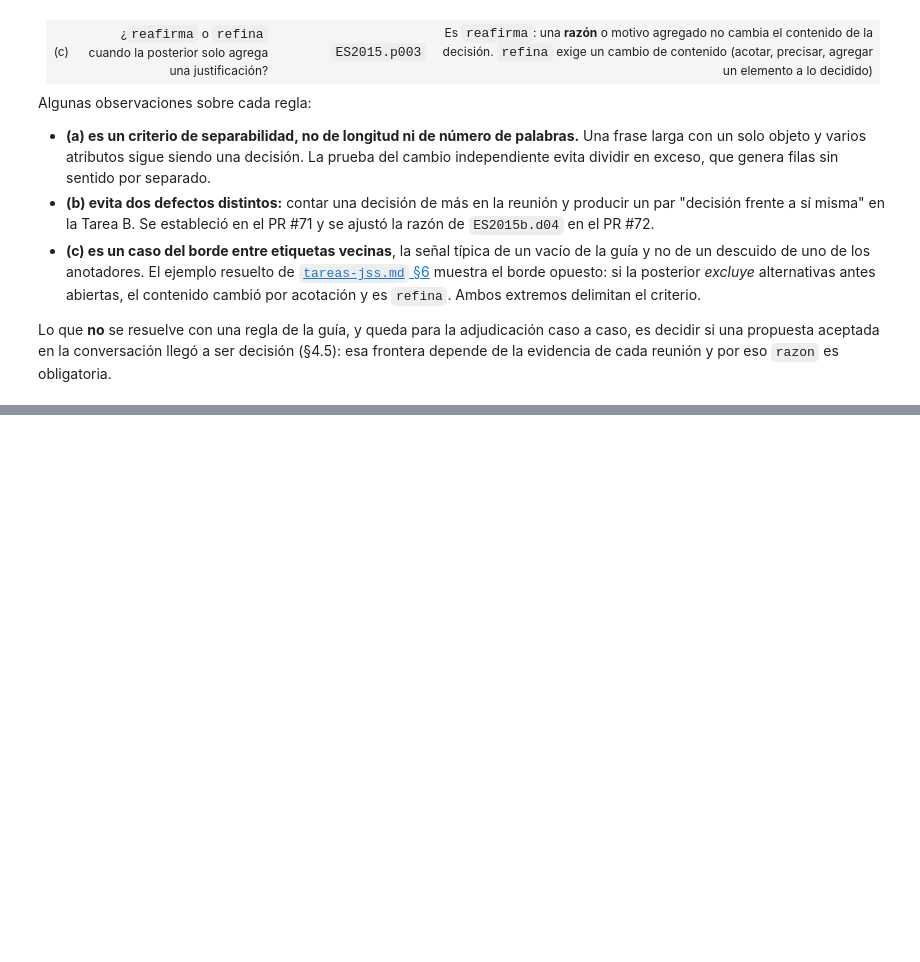
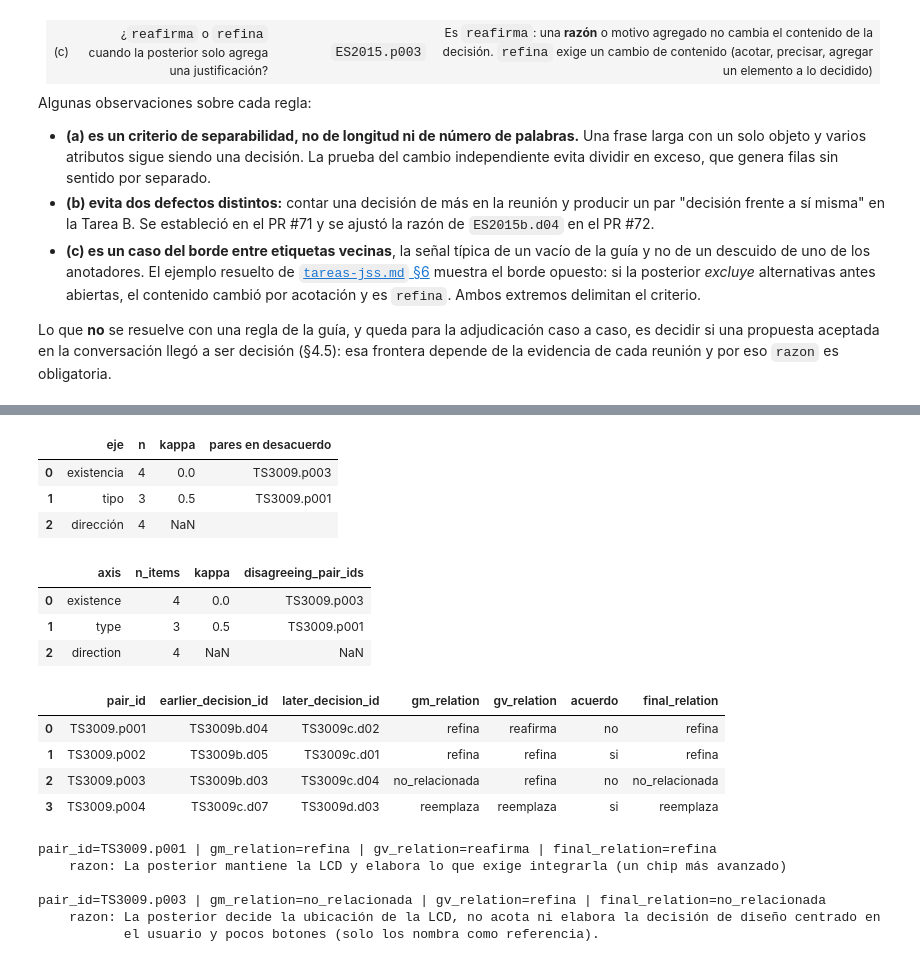
Before and after one commit to jasonssdev/mcd-afg, a Jupyter notebook: notebooks/04-jss-anotacion-f1-calibracion.ipynb, the cells around one changed output, grey strips where cells are left out. Cells and saved outputs as stored; diff of their text form; code cells hidden in the pictures; blank space fills up the shorter version.

Commit message:
docs(anotacion): sección de la recalibración TS3009 en el notebook 04

```diff
--- a/notebooks/04-jss-anotacion-f1-calibracion.ipynb
+++ b/notebooks/04-jss-anotacion-f1-calibracion.ipynb
@@ -658,0 +833,7 @@ frontera depende de la evidencia de cada reunión y por eso `razon` es obligator
+# %%
+recal_disagreements = pd.DataFrame(resolved_disagreements(RECAL, paths=PATHS))
+display(recal_disagreements.drop(columns="razon"))
+print("Veredicto final coincide con:", side_taken_counts(RECAL, paths=PATHS))
+print()
+for record in resolved_disagreements(RECAL, paths=PATHS):
+    show_razon(record, ["decision_id", f"{ra}_status", f"{rb}_status", "final_status"])
@@ -658,0 +882,55 @@ frontera depende de la evidencia de cada reunión y por eso `razon` es obligator
+# %%
+recal_csvs = annotator_csvs(PATHS.relations_dir, RECAL, "candidates")
+result_recal = compute_series_agreement(recal_csvs)
+r = result_recal
+kappa_recal = pd.DataFrame(
+    [
+        ("existencia", r.n_items, r.existence_kappa, r.existence_disagreements),
+        ("tipo", r.n_type_items, r.type_kappa, r.type_disagreements),
+        ("dirección", r.n_items, r.direction_kappa, r.direction_disagreements),
+    ],
+    columns=["eje", "n", "kappa", "pares en desacuerdo"],
+)
+kappa_recal["pares en desacuerdo"] = kappa_recal["pares en desacuerdo"].map(", ".join)
+display(kappa_recal)
+
+committed_recal = pd.read_csv(PROJECT_ROOT / "reports" / "tables" / f"{RECAL}.agreement.csv")
+display(committed_recal[["axis", "n_items", "kappa", "disagreeing_pair_ids"]])
+
+recal_pairs = pd.DataFrame(adjudicated_pairs(RECAL, paths=PATHS))
+display(
+    recal_pairs[
+        [
+            "pair_id",
+            "earlier_decision_id",
+            "later_decision_id",
+            f"{ra}_relation",
+            f"{rb}_relation",
+            "acuerdo",
+            "final_relation",
+        ]
+    ]
+)
+for record in adjudicated_pairs(RECAL, paths=PATHS):
+    if record["acuerdo"] == "no":
+        show_razon(record, ["pair_id", f"{ra}_relation", f"{rb}_relation", "final_relation"])
+# %% [output]
+|  | eje | n | kappa | pares en desacuerdo |
+| 0 | existencia | 4 | 0.0 | TS3009.p003 |
+| 1 | tipo | 3 | 0.5 | TS3009.p001 |
+| 2 | dirección | 4 | NaN |  |
+|  | axis | n_items | kappa | disagreeing_pair_ids |
+| 0 | existence | 4 | 0.0 | TS3009.p003 |
+| 1 | type | 3 | 0.5 | TS3009.p001 |
+| 2 | direction | 4 | NaN | NaN |
+|  | pair_id | earlier_decision_id | later_decision_id | gm_relation | gv_relation | acuerdo | final_relation |
+| 0 | TS3009.p001 | TS3009b.d04 | TS3009c.d02 | refina | reafirma | no | refina |
+| 1 | TS3009.p002 | TS3009b.d05 | TS3009c.d01 | refina | refina | si | refina |
+| 2 | TS3009.p003 | TS3009b.d03 | TS3009c.d04 | no_relacionada | refina | no | no_relacionada |
+| 3 | TS3009.p004 | TS3009c.d07 | TS3009d.d03 | reemplaza | reemplaza | si | reemplaza |
+pair_id=TS3009.p001 | gm_relation=refina | gv_relation=reafirma | final_relation=refina
+    razon: La posterior mantiene la LCD y elabora lo que exige integrarla (un chip más avanzado)
+
+pair_id=TS3009.p003 | gm_relation=no_relacionada | gv_relation=refina | final_relation=no_relacionada
+    razon: La posterior decide la ubicación de la LCD, no acota ni elabora la decisión de diseño centrado en
+           el usuario y pocos botones (solo los nombra como referencia).
```
Also changed, not shown: parts of 17 cells of this notebook, 4 other files.
